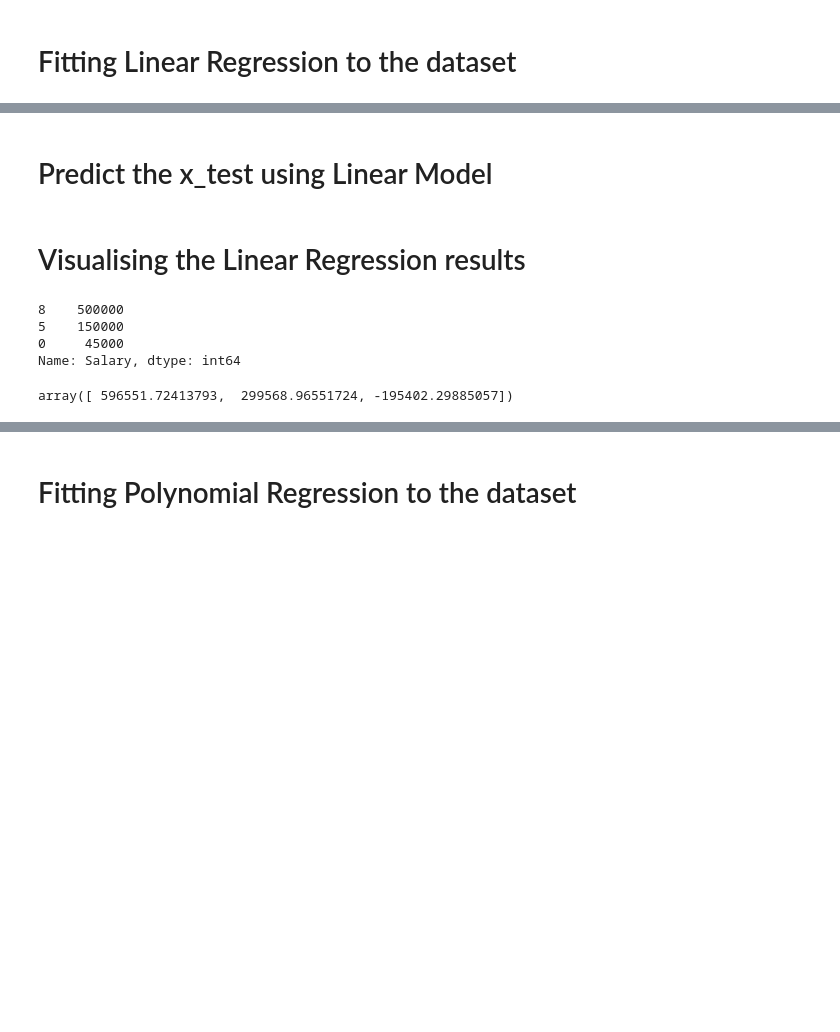
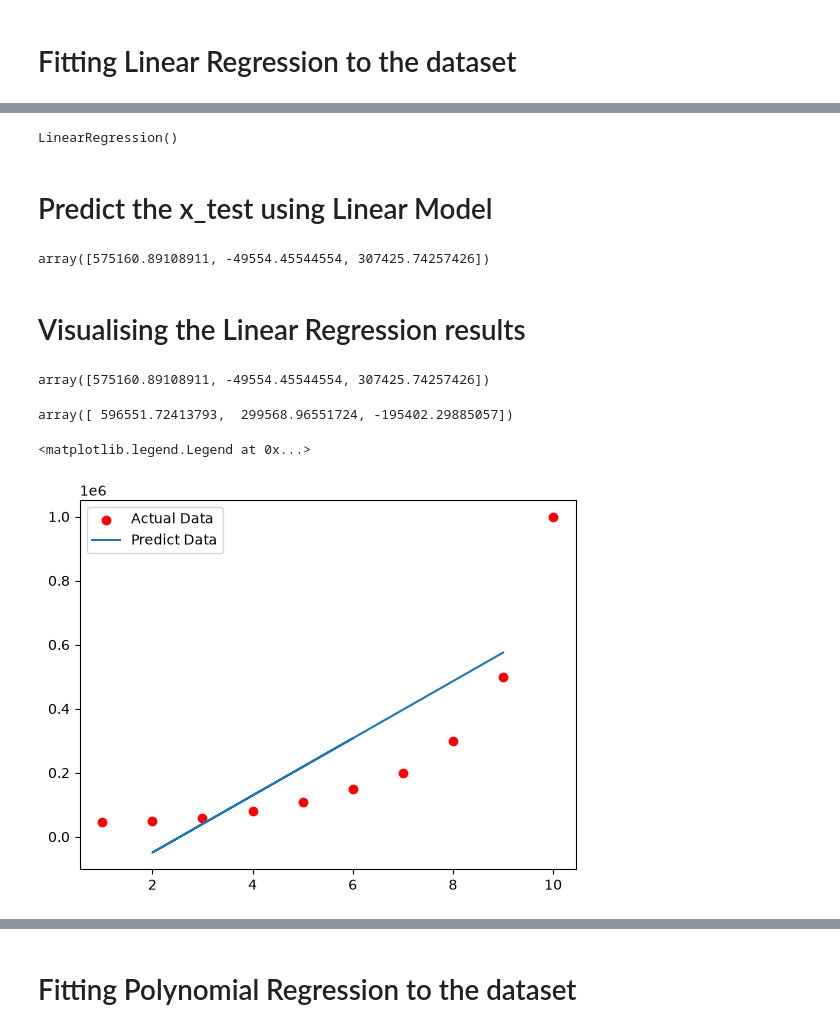
Before and after one commit to Jarvish1xyz/Sem-5, a Jupyter notebook: ML/Lab-5/Lab5_EMPTY.ipynb, the cells around one changed output, grey strips where cells are left out. Cells and saved outputs as stored; diff of their text form; code cells hidden in the pictures; blank space fills up the shorter version.

```diff
--- a/ML/Lab-5/Lab5_EMPTY.ipynb
+++ b/ML/Lab-5/Lab5_EMPTY.ipynb
@@ -171,14 +185,28 @@ LinearRegression()
+# %%
+model.fit(xTrain, yTrain)
+# %% [output]
+LinearRegression()
 # %% [markdown]
 # Predict the x_test using Linear Model
+# %%
+yPredict = model.predict(xTest)
+yPredict
+# %% [output]
+array([575160.89108911, -49554.45544554, 307425.74257426])
 # %% [markdown]
 # Visualising the Linear Regression results
 # %%
+yPredict
 # %% [output]
-8    500000
-5    150000
-0     45000
-Name: Salary, dtype: int64
+array([575160.89108911, -49554.45544554, 307425.74257426])
 # %%
 # %% [output]
 array([ 596551.72413793,  299568.96551724, -195402.29885057])
+# %%
+plt.scatter(x,y, color="red", label="Actual Data")
+plt.plot(xTest, yPredict, label="Predict Data")
+plt.legend()
+# %% [output]
+<matplotlib.legend.Legend at 0x...>
+[figure, added]
 # %%
```
Also changed, not shown: parts of 18 cells of this notebook, 1 other file.
